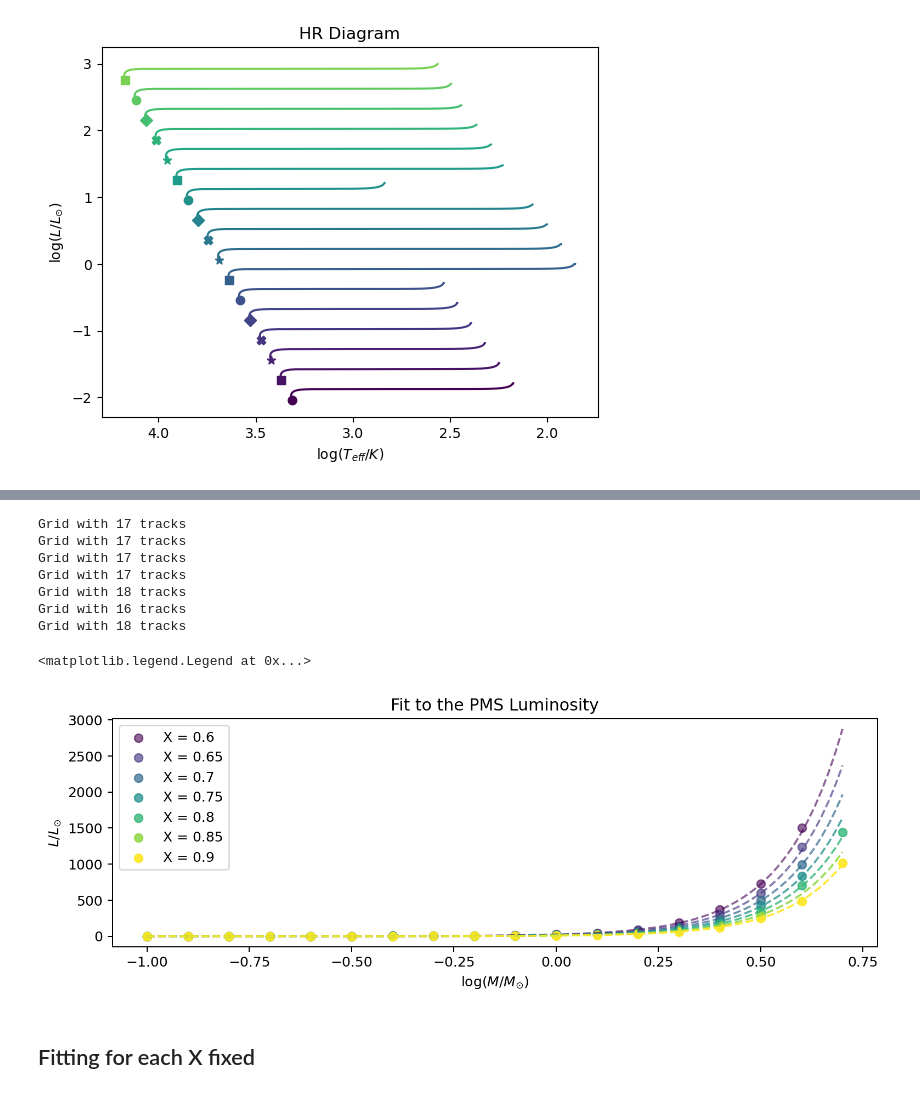
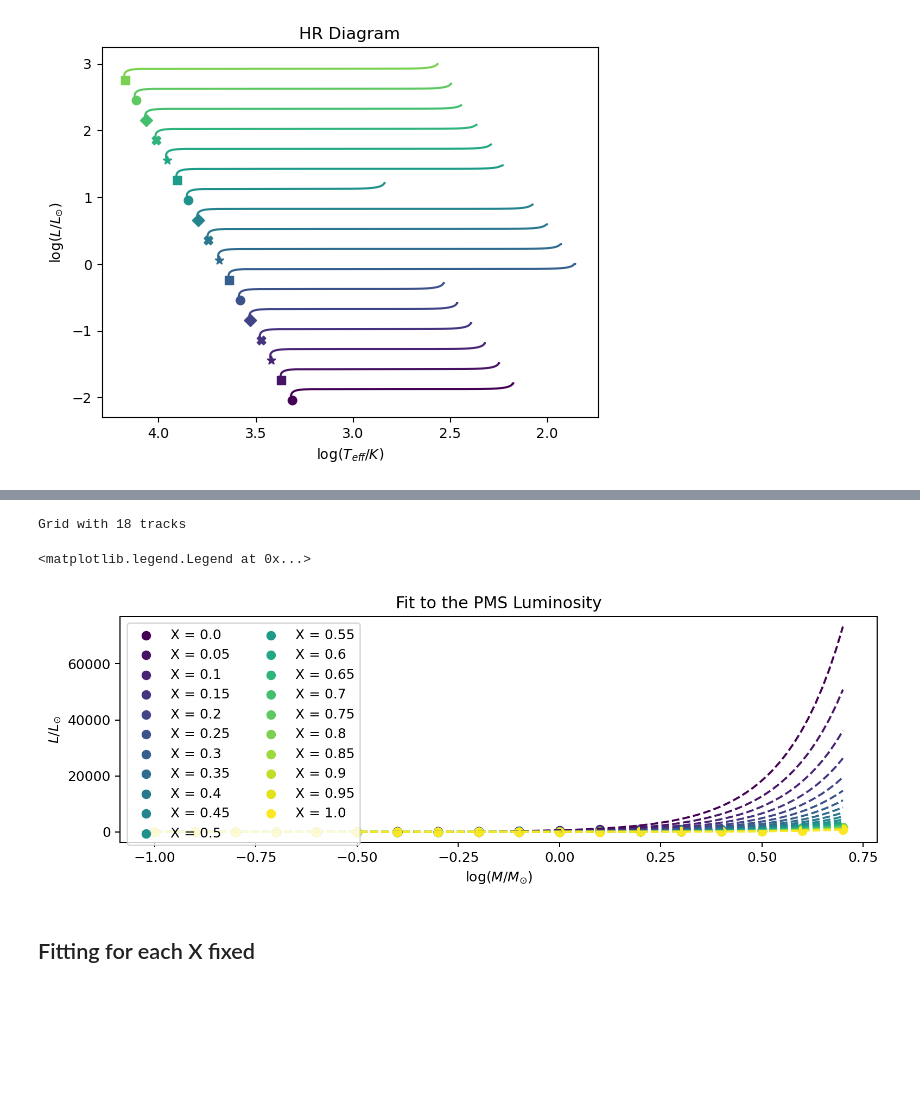
Before and after one commit to Jems-jl/Jems.jl, a Jupyter notebook: HomologyTesting/plots3 without Prad.ipynb, the cells around one changed output, grey strips where cells are left out. Cells and saved outputs as stored; diff of their text form; code cells hidden in the pictures; blank space fills up the shorter version.

```diff
--- a/HomologyTesting/plots3 without Prad.ipynb
+++ b/HomologyTesting/plots3 without Prad.ipynb
@@ -165,5 +170,5 @@ totalGrid.plot_grid(ax)
 # %%
 #make a good grid
-goodGrid = Grid([track for track in tracks if track.ZAMS_index != None])
-badGrid = Grid([track for track in tracks if track.ZAMS_index == None])
+goodGrid = Grid([track for track in tracks if track.PMS_L != None])
+badGrid = Grid([track for track in tracks if track.PMS_L == None])
 # %% [output]
@@ -280,8 +295,12 @@ print(fit1.ci_report(sigmas = [1,2,sigma], with_offset=False))
 # %%
+def logL_model(X, M, A, c2,c3):
+    g = (3+5*X)**4*(1+X)
+    return A + c2 * np.log10(g) + c3 * np.log10(M)
+
 model2 = lmfit.Model(logL_model, independent_vars = ['X', 'M'])
 model2.set_param_hint('A', value=1, min=0)
 model2.set_param_hint('c2', value=-1, min=-10, max=10)
 model2.set_param_hint('c3', value=3, min=-5, max = 10)
 fit2 = model2.fit(np.log10(goodGrid.PMS_Ls), X = goodGrid.Xs, M = goodGrid.Ms)
-print(fit2.fit_report())
+fit2
 # %% [output]
@@ -311,13 +333,13 @@ ax.set_xlabel('$\log(M/M_{\odot})$')
 ax.set_ylabel('$\log(L/L_{\odot})$')
 
 logMrange = np.linspace(-1,1,100)
-Xs = sorted(list(set(goodGrid.Xs)))
+Xs = unique(goodGrid.Xs)
 #Xs = [0.6,0.7,0.9]
-colors = plt.cm.viridis(np.linspace(0, 1, len(Xs)))
+colors = plt.cm.Blues(np.linspace(0.3, 1, len(Xs)))
 for X, color in zip(Xs,colors):
     cutGrid = goodGrid.collapse_grid_X(X)
     ax.scatter(cutGrid.logMs, np.log10(cutGrid.PMS_Ls), label = f'X = {X}', marker = 'o',color=color,s=3)
-    ax.plot(logMrange, fit2.eval(X = X, M = 10**logMrange),alpha = 0.3, ls='--',color=color)
+    ax.plot(logMrange, fit2.eval(X = X, M = 10**logMrange),alpha = 0.7, ls='--',color=color)
     #uncertainties = fit2.eval_uncertainty(X = X, M = 10**logMrange, sigma=5)
     #ax.fill_between(logMrange, fit2.eval(X = X, M = 10**logMrange) - uncertainties, fit2.eval(X = X, M = 10**logMrange) + uncertainties, alpha = 1, color = 'tab:blue')
 ax.legend()
@@ -333,0 +350,17 @@ Grid with 18 tracks
+# %%
+#make plot of the fit
+fig, ax = plt.subplots(1,1, figsize=(7,4),dpi=180)
+ax.set_title('Fit to the PMS Luminosity')
+ax.set_xlabel('$X$')
+ax.set_ylabel('$\log(L_{PMS}/L_{\odot})$')
+
+logMrange = unique(goodGrid.logMs)
+XRange = np.linspace(0,1,100)
+colors = plt.cm.ocean(np.linspace(0.0, 0.8, len(logMrange)))
+for logM, color in zip(logMrange,colors):
+    cutGrid = goodGrid.collapse_grid_logM(logM)
+    ax.scatter(cutGrid.Xs, np.log10(cutGrid.PMS_Ls), label = f'{logM}', marker = 'o',color=color,s=10)
+    ax.plot(XRange, fit2.eval(X = XRange, M = 10**logM),alpha = 0.7, ls='--',color=color)
+    #uncertainties = fit2.eval_uncertainty(X = X, M = 10**logMrange, sigma=5)
+    #ax.fill_between(logMrange, fit2.eval(X = X, M = 10**logMrange) - uncertainties, fit2.eval(X = X, M = 10**logMrange) + uncertainties, alpha = 1, color = 'tab:blue')
+ax.legend(title='$\log(M/M_{\odot})$',ncols=2)
@@ -334,32 +371,24 @@ Grid with 18 tracks
 # %%
 #make plot of the fit
 fig, ax = plt.subplots(1,1, figsize=(10,3),dpi=180)
 ax.set_title('Fit to the PMS Luminosity')
 ax.set_xlabel('$\log(M/M_{\odot})$')
 ax.set_ylabel('$L / L_{\odot}$')
 
 logMrange = np.linspace(-1,0.7,100)
-
-
-Xs = sorted(list(set(goodGrid.Xs)))
+Xs = unique(goodGrid.Xs)
 #Xs = [0.6,0.7,0.9]
 colors = plt.cm.viridis(np.linspace(0, 1, len(Xs)))
 for X, color in zip(Xs,colors):
     cutGrid = goodGrid.collapse_grid_X(X)
-    ax.scatter(cutGrid.logMs, cutGrid.PMS_Ls, label = f'X = {X}', marker = 'o',alpha=X,color=color)
-    ax.plot(logMrange, 10**fit2.eval(X = X, M = 10**logMrange),alpha = X, ls='--',color=color)
+    ax.scatter(cutGrid.logMs, cutGrid.PMS_Ls, label = f'X = {X}', marker = 'o',color=color)
+    ax.plot(logMrange, 10**fit2.eval(X = X, M = 10**logMrange), ls='--',color=color)
     #uncertainties = fit2.eval_uncertainty(X = X, M = 10**logMrange, sigma=5)
     #ax.fill_between(logMrange, fit2.eval(X = X, M = 10**logMrange) - uncertainties, fit2.eval(X = X, M = 10**logMrange) + uncertainties, alpha = 1, color = 'tab:blue')
-ax.legend()
+ax.legend(ncols=2, loc='upper left')
 # %% [output]
-Grid with 17 tracks
-Grid with 17 tracks
-Grid with 17 tracks
-Grid with 17 tracks
 Grid with 18 tracks
-Grid with 16 tracks
-Grid with 18 tracks
 <matplotlib.legend.Legend at 0x...>
-[figure, old version]
+[figure, new version]
 # %% [markdown]
 ## Fitting for each X fixed
```
Also changed, not shown: parts of 32 cells of this notebook, 2 other files.
